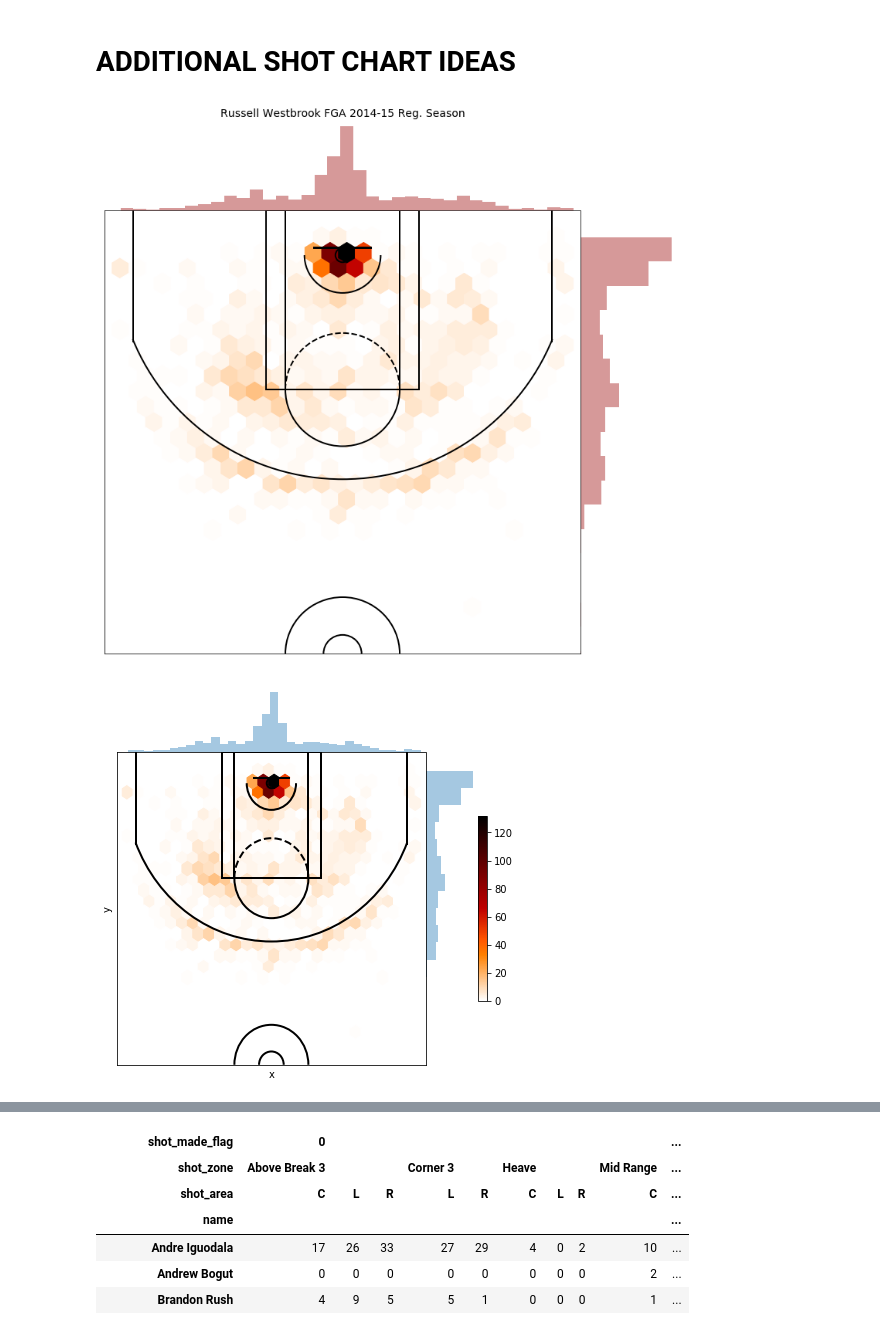
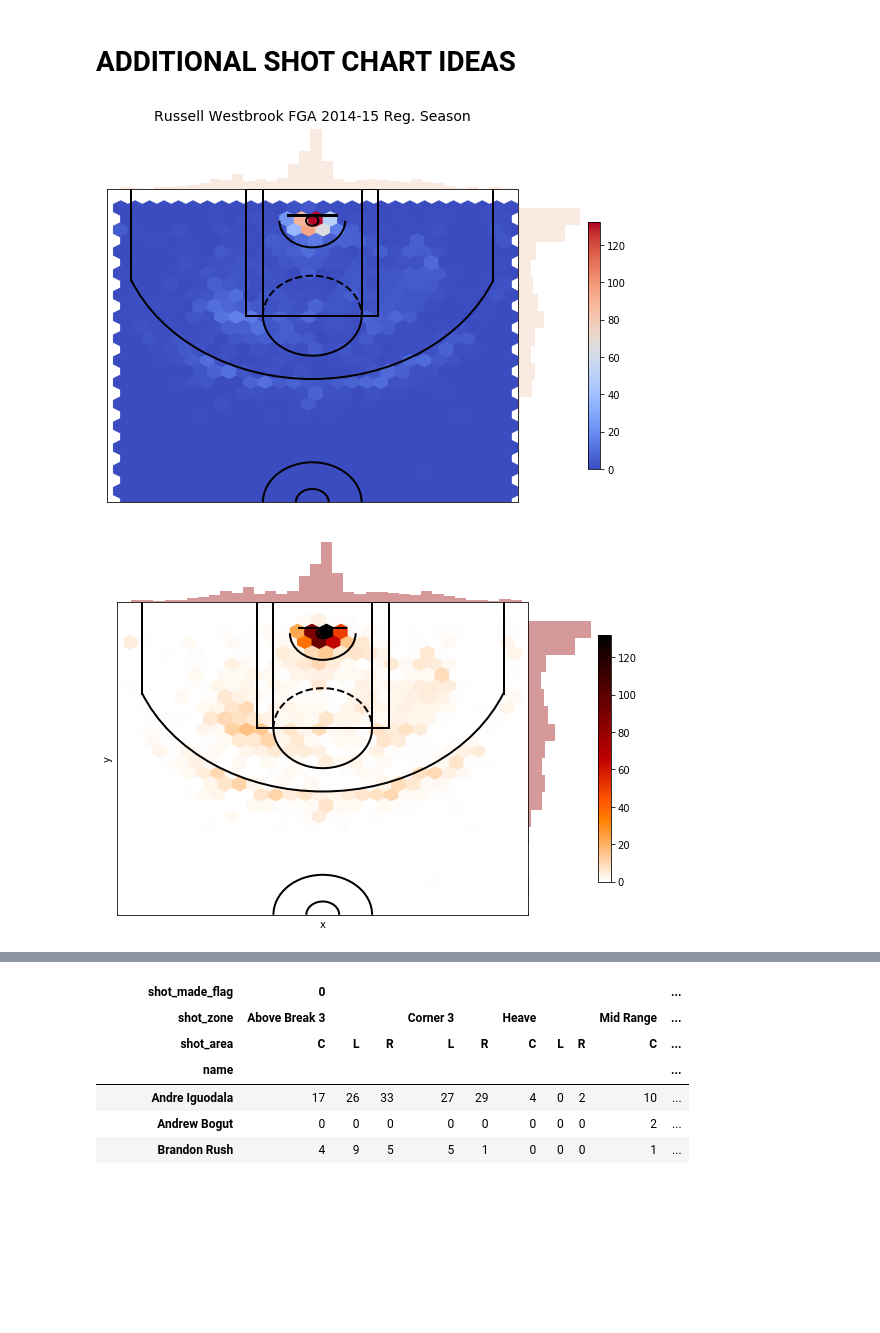
Before and after one commit to slieb74/NBA-Shot-Analysis, a Jupyter notebook: visualizations.ipynb, the cells around one changed output, grey strips where cells are left out. Drawn from its saved outputs; the diff is of its cells as text; code cells hidden in the pictures; blank space fills up the shorter version.

Commit message:
added diverging color scale for 2s and 3s to better reflect shooting efficiency in zone

```diff
--- a/visualizations.ipynb
+++ b/visualizations.ipynb
@@ -25,4 +25,4 @@ from shot_chart_viz import find_shootingPcts, draw_court, acquire_playerPic, cdi
 # %%
-df = pd.read_csv('data/final_df.csv',index_col=0)
+#df = pd.read_csv('data/final_df.csv',index_col=0)
 # %% [markdown]
 ## SHOT CHARTS + DROPDOWNS
@@ -173,47 +184,48 @@ sc.head(1)
 # %%
 rw = df[df.name=='Russell Westbrook']
 # create our jointplot
 
-cmap=plt.cm.gist_heat_r
+cmap=plt.cm.coolwarm
 joint_shot_chart = sns.jointplot(rw.x, rw.y, stat_func=None,
-                                 kind='hex', space=0, color=cmap(.6), cmap=cmap)
+                                 kind='hex', space=0, cmap=cmap, color=cmap(.6))
 
-joint_shot_chart.fig.set_size_inches(12,11)
+joint_shot_chart.fig.set_size_inches(8,6)
 
 # A joint plot has 3 Axes, the first one called ax_joint
 # is the one we want to draw our court onto
 ax = joint_shot_chart.ax_joint
 draw_court(ax)
 
 # Adjust the axis limits and orientation of the plot in order
 # to plot half court, with the hoop by the top of the plot
 ax.set_xlim(-250,250)
 ax.set_ylim(422.5, -47.5)
 
 # Get rid of axis labels and tick marks
 ax.set_xlabel('')
 ax.set_ylabel('')
 ax.tick_params(labelbottom='off', labelleft='off')
 
 # Add a title
 ax.set_title(rw.name.unique()[0] + ' FGA 2014-15 Reg. Season', y=1.2, fontsize=14)
 
+plt.colorbar()
 plt.show()
 # %% [output]
-[figure, old version]
+[figure, new version]
 # %%
 cmap=plt.cm.gist_heat_r
 joint_shot_chart = sns.jointplot(rw.x, rw.y, stat_func=None,
-                                 kind='hex', space=0, cmap=cmap)
+                                 kind='hex', space=0, color=cmap(.6), cmap=cmap)
 
-# joint_shot_chart.fig.set_size_inches(12,11)
+joint_shot_chart.fig.set_size_inches(8,6)
 ax = joint_shot_chart.ax_joint
 draw_court(ax)
 ax.set_xlim(-250,250)
 ax.set_ylim(422.5, -47.5)
 plt.colorbar();
 # %% [output]
-[figure, old version]
+[figure, new version]
 # %%
 plt.figure(figsize=(8,6))
 plt.hexbin(df.x,df.y,gridsize=(15,24),C=df.shot_made_flag,
```
Also changed, not shown: parts of 15 cells of this notebook.
